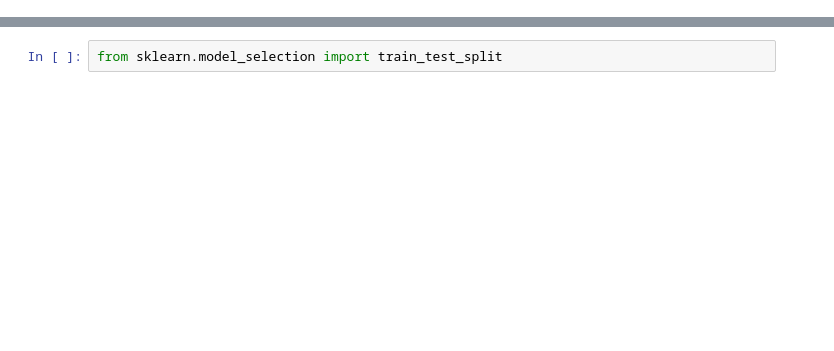
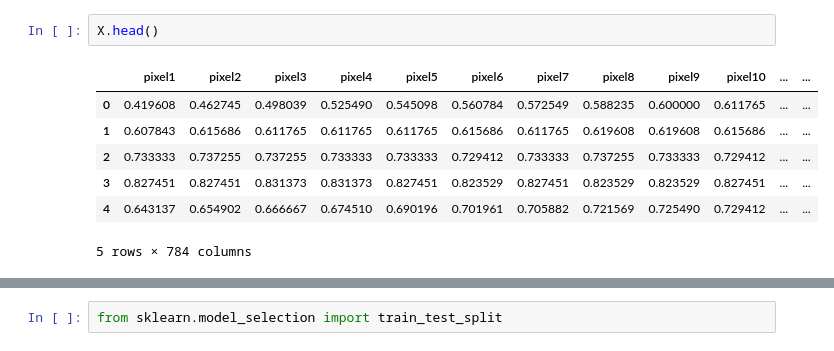
Before and after one commit to Venchislav/Neural-Networks, a Jupyter notebook: main.ipynb, the cells around one changed output, grey strips where cells are left out. Cells and saved outputs as stored; diff of their text form; blank space fills up the shorter version.

```diff
--- a/main.ipynb
+++ b/main.ipynb
@@ -15,3 +27,13 @@ df.head(3)
+# %%
+X.head()
+# %% [output]
+|  | pixel1 | pixel2 | pixel3 | pixel4 | pixel5 | pixel6 | pixel7 | pixel8 | pixel9 | pixel10 | ... | ... |
+| 0 | 0.419608 | 0.462745 | 0.498039 | 0.525490 | 0.545098 | 0.560784 | 0.572549 | 0.588235 | 0.600000 | 0.611765 | ... | ... |
+| 1 | 0.607843 | 0.615686 | 0.611765 | 0.611765 | 0.611765 | 0.615686 | 0.611765 | 0.619608 | 0.619608 | 0.615686 | ... | ... |
+| 2 | 0.733333 | 0.737255 | 0.737255 | 0.733333 | 0.733333 | 0.729412 | 0.733333 | 0.737255 | 0.733333 | 0.729412 | ... | ... |
+| 3 | 0.827451 | 0.827451 | 0.831373 | 0.831373 | 0.827451 | 0.823529 | 0.827451 | 0.823529 | 0.823529 | 0.827451 | ... | ... |
+| 4 | 0.643137 | 0.654902 | 0.666667 | 0.674510 | 0.690196 | 0.701961 | 0.705882 | 0.721569 | 0.725490 | 0.729412 | ... | ... |
+5 rows × 784 columns
 # %%
 df.shape
 # %% [output]
```
Also changed, not shown: parts of 88 cells of this notebook.
